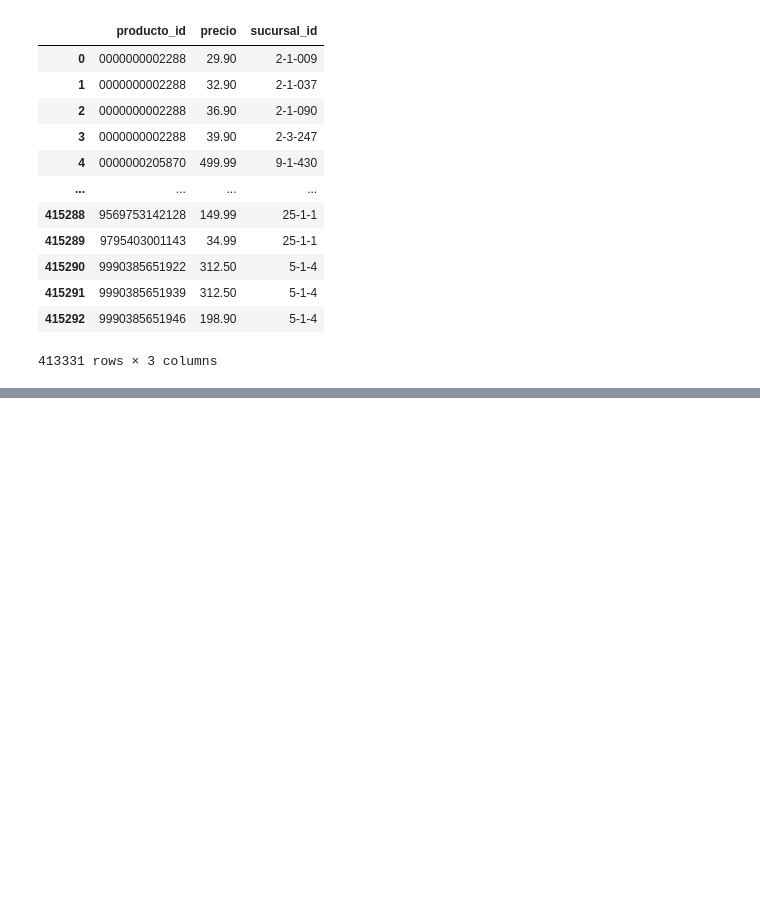
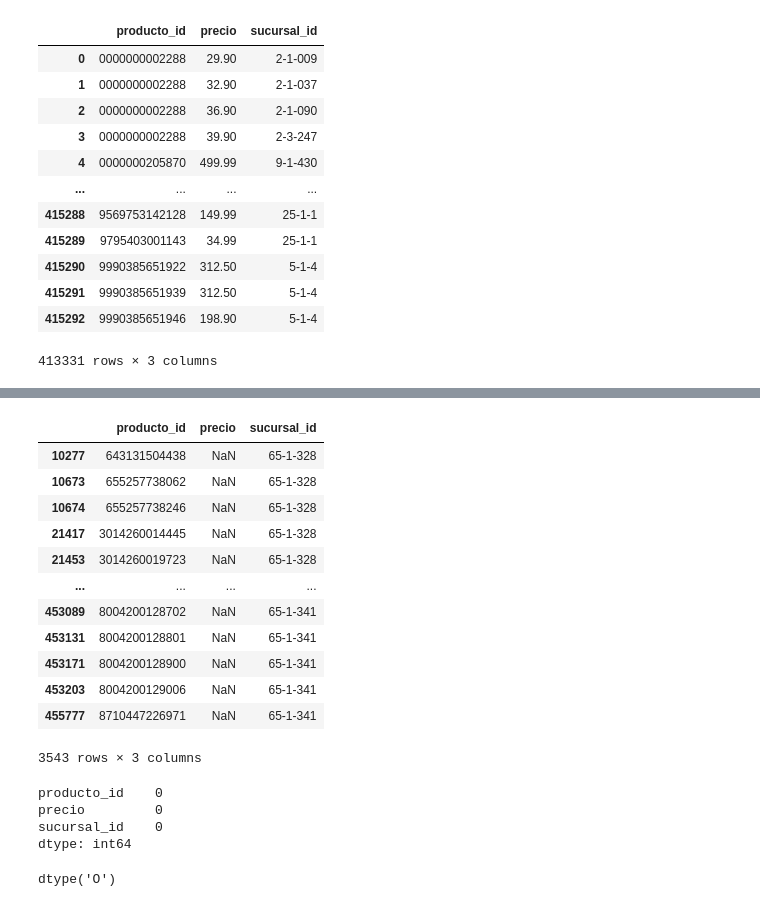
Before and after one commit to Leon-Espitia/Data_Engineering_ETL-n-ER_Model, a Jupyter notebook: cleansingStage.ipynb, the cells around one changed output, grey strips where cells are left out. Cells and saved outputs as stored; diff of their text form; code cells hidden in the pictures; blank space fills up the shorter version.

```diff
--- a/cleansingStage.ipynb
+++ b/cleansingStage.ipynb
@@ -342,0 +458,12 @@ df_txt.to_csv('precio_semana_20200518.csv', sep=',', decimal='.', index=False)
+# %%
+#Adding the split value columns and avoid square brackets
+df_excel_19_26['sucursal_id'] = df_excel_19_26['sucursal_id'].apply(lambda x: x.split(' ')[0])
+# %%
+#Casting 'producto_id' to str type to apply (split) transforming methods
+df_excel_19_26['producto_id'] = df_excel_19_26['producto_id'].astype(str)
+# %%
+#Remove leading and trailing characters
+df_excel_19_26['producto_id'] = df_excel_19_26['producto_id'].apply(lambda x: x.strip())
+# %%
+#Adding the split value columns and avoid square brackets
+df_excel_19_26['producto_id'] = df_excel_19_26['producto_id'].apply(lambda x: x.split('.')[0])
@@ -342,0 +502,17 @@ df_txt.to_csv('precio_semana_20200518.csv', sep=',', decimal='.', index=False)
+# %%
+#Exposing 'precio' column NaN values
+df_excel_19_26[df_excel_19_26['precio'].isna()]
+# %% [output]
+|  | producto_id | precio | sucursal_id |
+| 10277 | 643131504438 | NaN | 65-1-328 |
+| 10673 | 655257738062 | NaN | 65-1-328 |
+| 10674 | 655257738246 | NaN | 65-1-328 |
+| 21417 | 3014260014445 | NaN | 65-1-328 |
+| 21453 | 3014260019723 | NaN | 65-1-328 |
+| ... | ... | ... | ... |
+| 453089 | 8004200128702 | NaN | 65-1-341 |
+| 453131 | 8004200128801 | NaN | 65-1-341 |
+| 453171 | 8004200128900 | NaN | 65-1-341 |
+| 453203 | 8004200129006 | NaN | 65-1-341 |
+| 455777 | 8710447226971 | NaN | 65-1-341 |
+3543 rows × 3 columns
@@ -342,0 +522,13 @@ df_txt.to_csv('precio_semana_20200518.csv', sep=',', decimal='.', index=False)
+# %%
+#Verifying the amount of NaN numbers
+df_excel_19_26.isna().sum()
+# %% [output]
+producto_id    0
+precio         0
+sucursal_id    0
+dtype: int64
+# %%
+#Checking column type as str
+df_excel_19_26['sucursal_id'].dtypes
+# %% [output]
+dtype('O')
```
Also changed, not shown: parts of 32 cells of this notebook, 3 other files.
